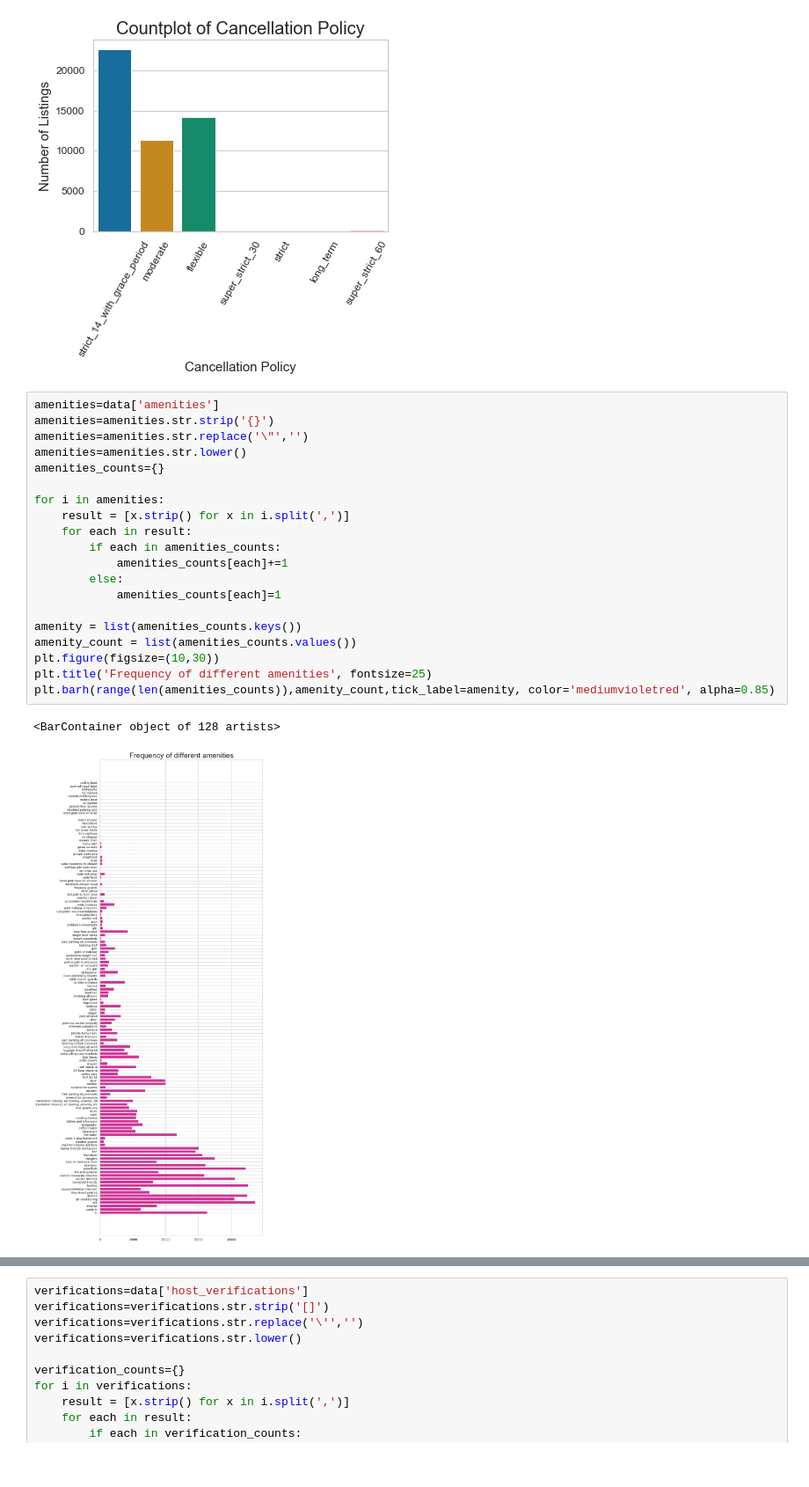
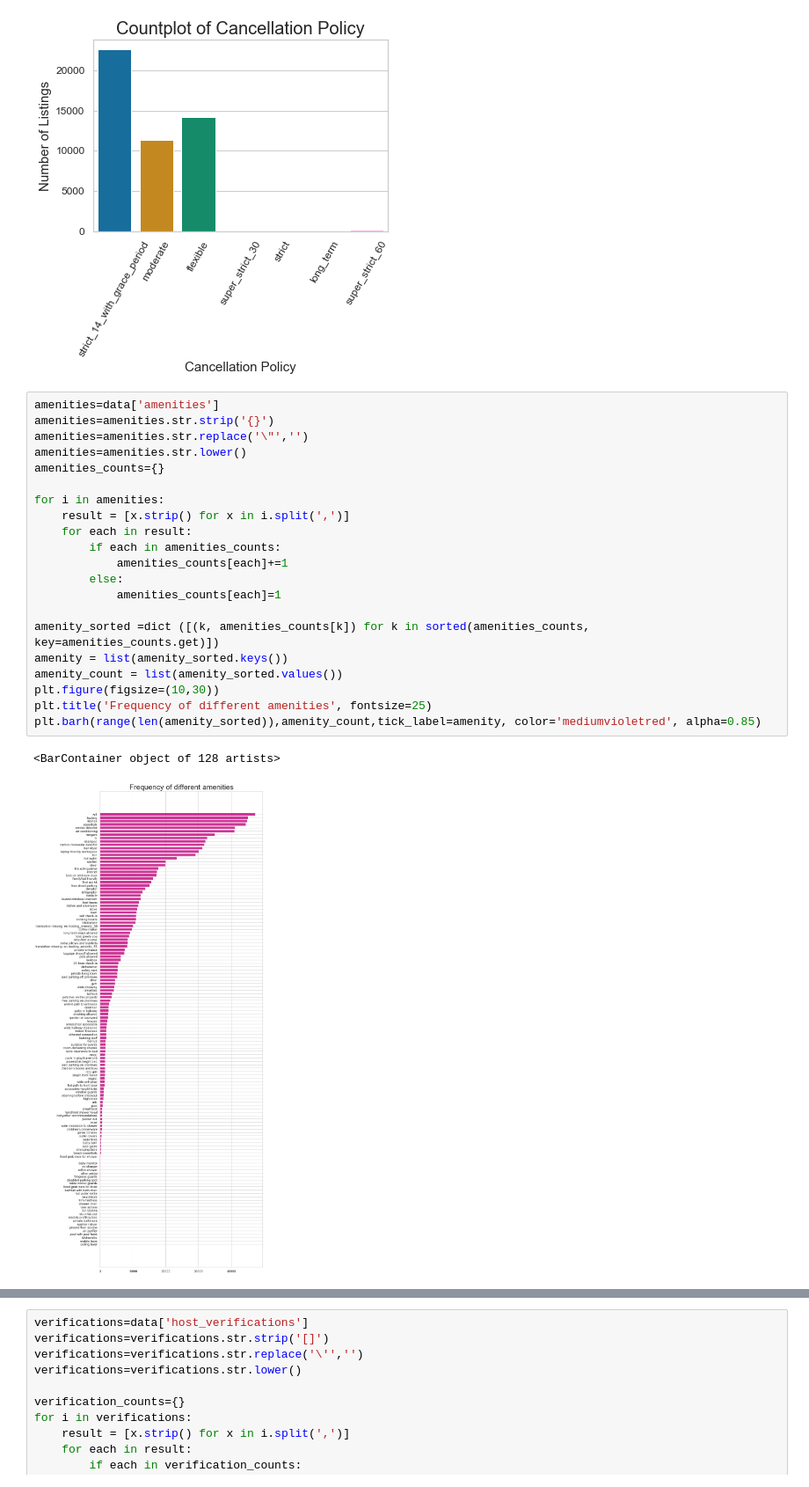
Before and after one commit to kavishashroff/Springboard, a Jupyter notebook: Capstone 1/EDA.ipynb, the cells around one changed output, grey strips where cells are left out. Shown at 88% size. Drawn from its saved outputs; the diff is of its cells as text.

```diff
--- a/Capstone 1/EDA.ipynb
+++ b/Capstone 1/EDA.ipynb
@@ -186,23 +194,24 @@ plt.tick_params(labelsize = 12)
 # %%
 amenities=data['amenities']
 amenities=amenities.str.strip('{}')
 amenities=amenities.str.replace('\"','')
 amenities=amenities.str.lower()
 amenities_counts={}
 
 for i in amenities:
     result = [x.strip() for x in i.split(',')]
     for each in result:
         if each in amenities_counts:
             amenities_counts[each]+=1
         else:
             amenities_counts[each]=1
 
-amenity = list(amenities_counts.keys())
-amenity_count = list(amenities_counts.values())
+amenity_sorted =dict ([(k, amenities_counts[k]) for k in sorted(amenities_counts, key=amenities_counts.get)])
+amenity = list(amenity_sorted.keys())
+amenity_count = list(amenity_sorted.values())
 plt.figure(figsize=(10,30))
 plt.title('Frequency of different amenities', fontsize=25)
-plt.barh(range(len(amenities_counts)),amenity_count,tick_label=amenity, color='mediumvioletred', alpha=0.85)
+plt.barh(range(len(amenity_sorted)),amenity_count,tick_label=amenity, color='mediumvioletred', alpha=0.85)
 # %% [output]
 <BarContainer object of 128 artists>
-[figure, old version]
+[figure, new version]
```
Also changed, not shown: parts of 19 cells of this notebook.
